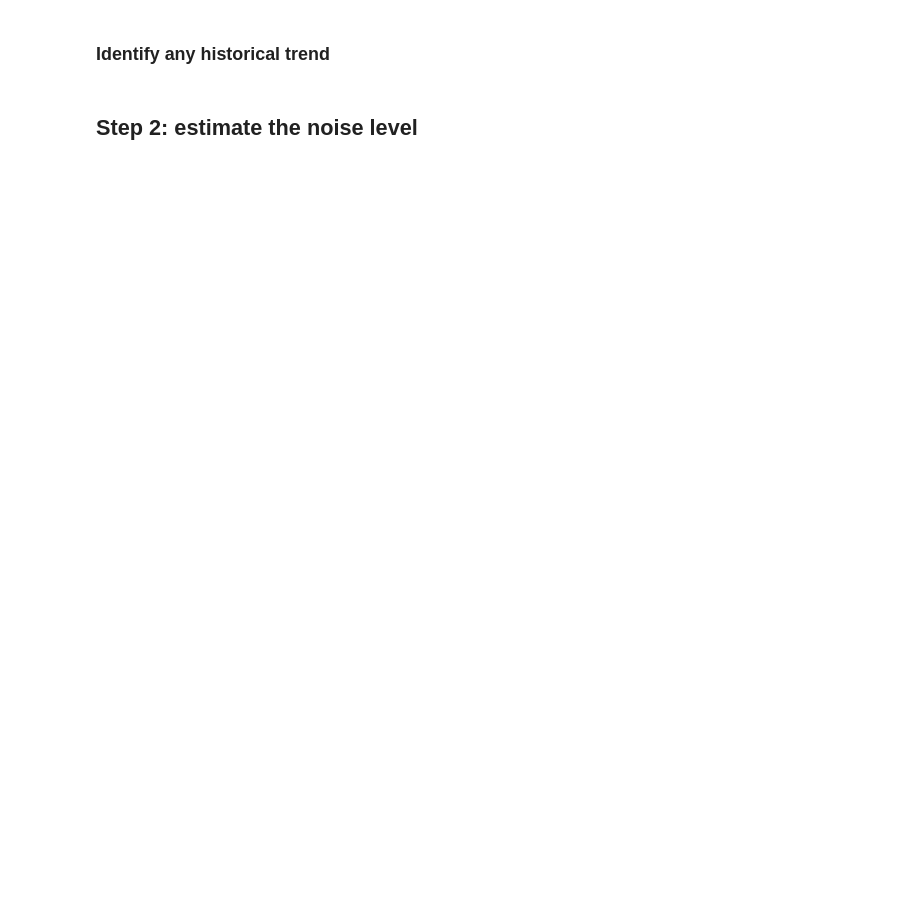
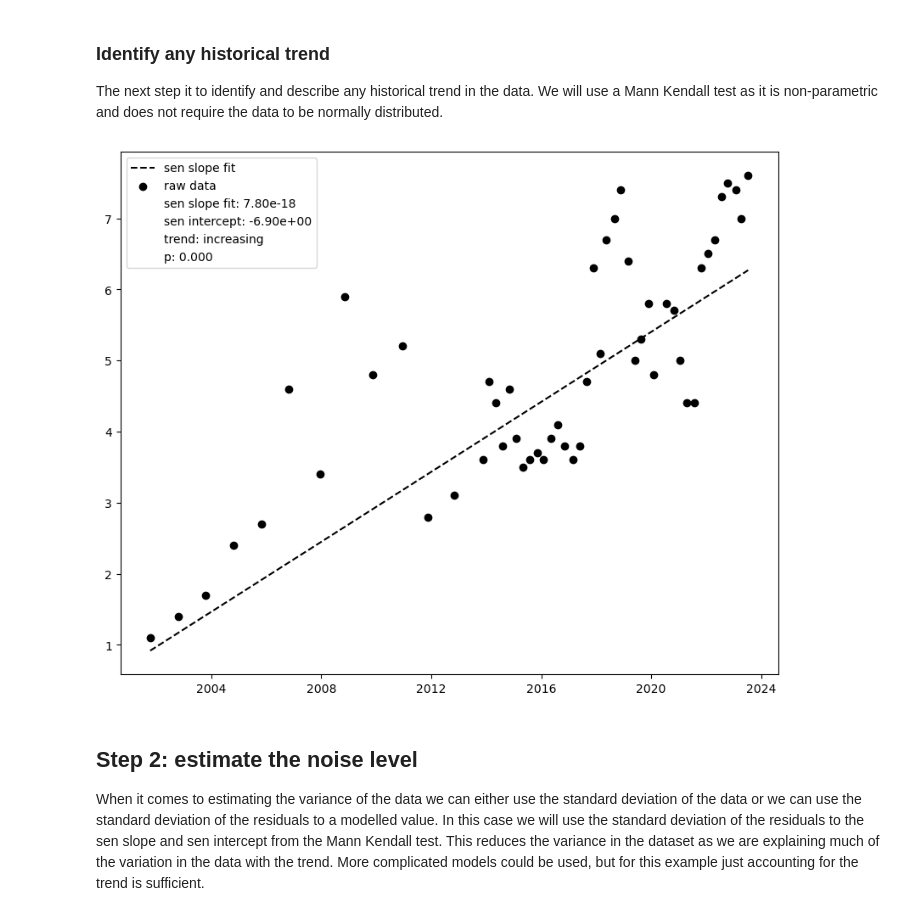
Before and after one commit to Komanawa-Solutions-Ltd/gw_detect_power-worked-examples, a Jupyter notebook: Selwyn_well_I36_0477_worked_example.ipynb, the cells around one changed output. Saved outputs shown, nothing was run; the diff lists cells and outputs as text; code cells hidden in the pictures; blank space fills up the shorter version.

Commit message:
finish Selwyn_well_I36_0477_worked_example.ipynb

```diff
--- a/Selwyn_well_I36_0477_worked_example.ipynb
+++ b/Selwyn_well_I36_0477_worked_example.ipynb
@@ -10,0 +26,30 @@ Before we get too far, lets import the necessary libraries and set up the the no
+# %%
+raw_n_vals = np.array([
+    2.8, 4.1, 2.4, 2.1, 1.7, 3.4, 1.5, 2., 1.4, 1.73, 1.3,
+    1.4, 1.4, 1.3, 7.5, 1., 1.7, 1.1, 1.4, 1.7, 2.4, 2.7, 4.6,
+    3.4, 5.9, 4.8, 5.2, 2.8, 3.1, 3.6, 4.7, 4.4, 3.8, 4.6,
+    3.9, 3.5, 3.6, 3.7, 3.6, 3.9, 4.1, 3.8, 3.6, 3.8, 4.7,
+    6.3, 5.1, 6.7, 7., 7.4, 6.4, 5., 5.3, 5.8, 4.8, 5.8,
+    5.7, 5., 4.4, 4.4, 6.3, 6.5, 6.7, 7.3, 7.5, 7.4, 7.,
+    7.6])
+
+raw_n_dates = np.array([
+    '1986-11-06', '1987-11-18', '1988-11-03', '1989-10-03', '1991-09-23', '1992-10-12', '1993-09-28', '1994-09-28',
+    '1995-10-02', '1996-10-14', '1997-10-06', '1998-09-30', '1998-09-30', '1999-04-07', '1999-10-12', '2000-05-12',
+    '2000-11-29', '2001-10-11', '2002-10-22', '2003-10-16', '2004-10-19', '2005-10-26', '2006-10-25', '2007-12-13',
+    '2008-11-12', '2009-11-10', '2010-12-13', '2011-11-14', '2012-10-30', '2013-11-19', '2014-02-07', '2014-05-07',
+    '2014-08-04', '2014-11-05', '2015-02-05', '2015-05-04', '2015-08-03', '2015-11-05', '2016-02-02', '2016-05-04',
+    '2016-08-04', '2016-11-08', '2017-02-23', '2017-05-23', '2017-08-24', '2017-11-28', '2018-02-27', '2018-05-17',
+    '2018-08-29', '2018-11-22', '2019-02-26', '2019-05-30', '2019-08-20', '2019-11-22', '2020-01-28', '2020-07-21',
+    '2020-10-28', '2021-01-14', '2021-04-15', '2021-07-28', '2021-10-26', '2022-01-19', '2022-04-20', '2022-07-28',
+    '2022-10-14', '2023-01-26', '2023-04-04', '2023-07-12'])
+
+ndata = pd.DataFrame({'n': raw_n_vals, 'date': pd.to_datetime(raw_n_dates)})
+
+print(ndata.head())
+
+fig, ax = plt.subplots()
+ax.scatter(ndata['date'], ndata['n'])
+ax.set_ylabel('NO3 (mg/L)')
+ax.set_xlabel('Date')
+ax.set_title('NO3 at Selwyn Well l36_0477')
@@ -11,4 +70,16 @@ Before we get too far, lets import the necessary libraries and set up the the no
+# %%
+ndata = ndata.loc[ndata.date > '2001-01-01'].set_index('date')
 # %% [markdown]
 ### Identify any historical trend
+
+The next step it to identify and describe any historical trend in the data.  We will use a Mann Kendall test as it is non-parametric and does not require the data to be normally distributed.
+# %%
+mk = MannKendall(ndata['n'], alpha=0.05)
+mk.plot_data()
+plt.show()
+# %% [output]
+[figure, added]
 # %% [markdown]
 ## Step 2: estimate the noise level
+
+When it comes to estimating the variance of the data we can either use the standard deviation of the data or we can use the standard deviation of the residuals to a modelled value.  In this case we will use the standard deviation of the residuals to the sen slope and sen intercept from the Mann Kendall test.  This reduces the variance in the dataset as we are explaining much of the variation in the data with the trend.  More complicated models could be used, but for this example just accounting for the trend is sufficient.
```
Also changed, not shown: parts of 22 cells of this notebook, 1 other file.
